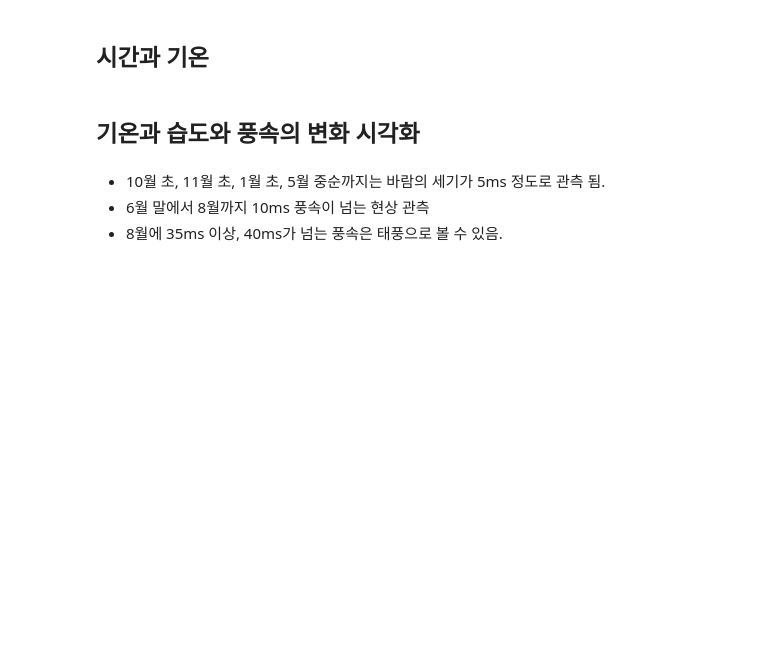
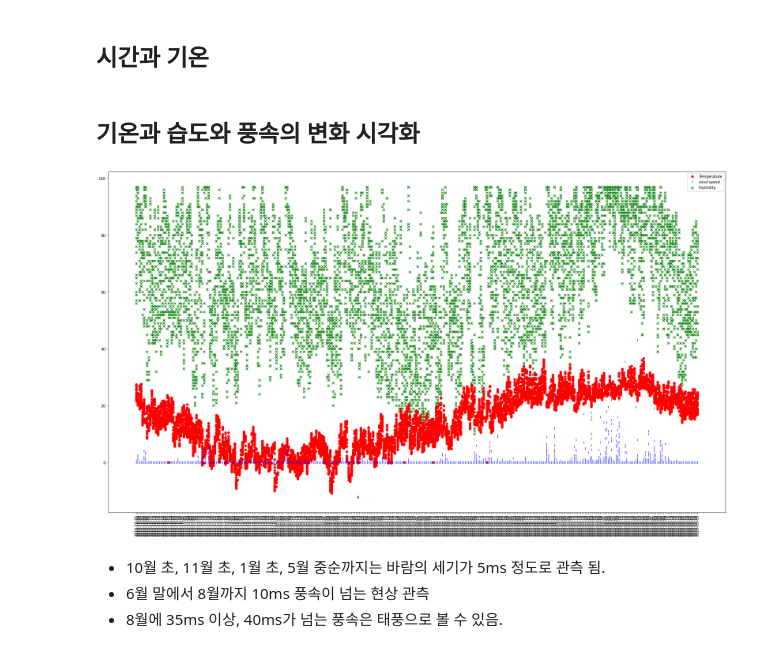
Before and after one commit to wiv33/A-Learning-python, a Jupyter notebook: machine-learning/_000_hello_machine/_000_basic/_003_tensorflow_cuk_edu/_002_2_ml/_002_weather_analysis.ipynb, the cells around one changed output. Saved outputs shown, nothing was run; the diff lists cells and outputs as text; code cells hidden in the pictures; blank space fills up the shorter version.

```diff
--- a/machine-learning/_000_hello_machine/_000_basic/_003_tensorflow_cuk_edu/_002_2_ml/_002_weather_analysis.ipynb
+++ b/machine-learning/_000_hello_machine/_000_basic/_003_tensorflow_cuk_edu/_002_2_ml/_002_weather_analysis.ipynb
@@ -508,14 +604,20 @@ df.wind_speed.unique()
 # %%
 fig, ax = plt.subplots(1, 1, figsize=(30, 17))
 
-ax.bar(df['date'], df['humidity'], color='green', label='Humidity')
-ax.plot_date(df['date'], df['temperature'], color='red', label='Temperature')
-ax.plot_date(df['date'], df['precipitation'], color='blue', label='wind speed')
+# ax.bar(df['date'], df['humidity'], color='green', label='Humidity')
+# ax.plot_date(df['date'], df['temperature'], color='red', label='Temperature')
+# ax.plot_date(df['date'], df['precipitation'], color='blue', label='wind speed')
+
+ax.scatter(df['date'], df['humidity'], color='green', label='Humidity', marker='x')
+ax.plot_date(df['date'], df['temperature'], color='red', label='Temperature', marker='o')
+ax.plot_date(df['date'], df['precipitation'], color='blue', label='wind speed', marker='|')
 
 plt.setp(ax.xaxis.get_majorticklabels(), rotation=90)
 ax.legend()
 # plt.gcf().autofmt_xdate()
 plt.show()
+# %% [output]
+[figure, added]
 # %% [markdown]
 - 10월 초, 11월 초, 1월 초, 5월 중순까지는 바람의 세기가 5ms 정도로 관측 됨.
 - 6월 말에서 8월까지 10ms 풍속이 넘는 현상 관측
```
Also changed, not shown: parts of 12 cells of this notebook.
